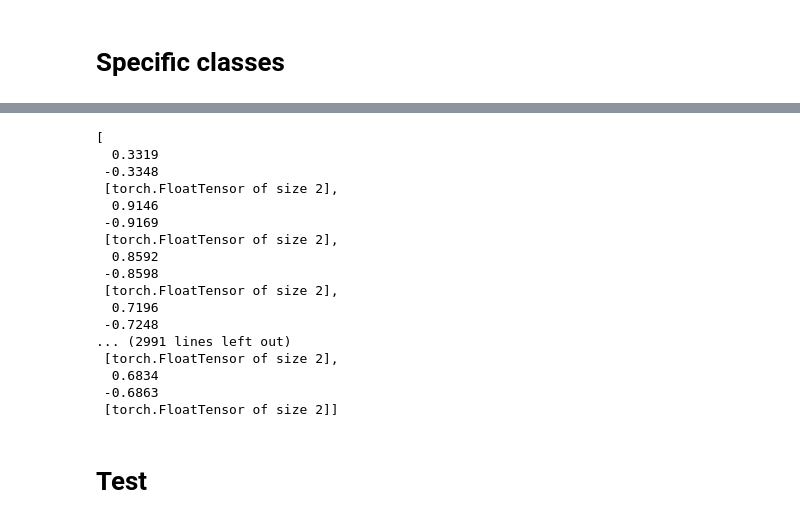
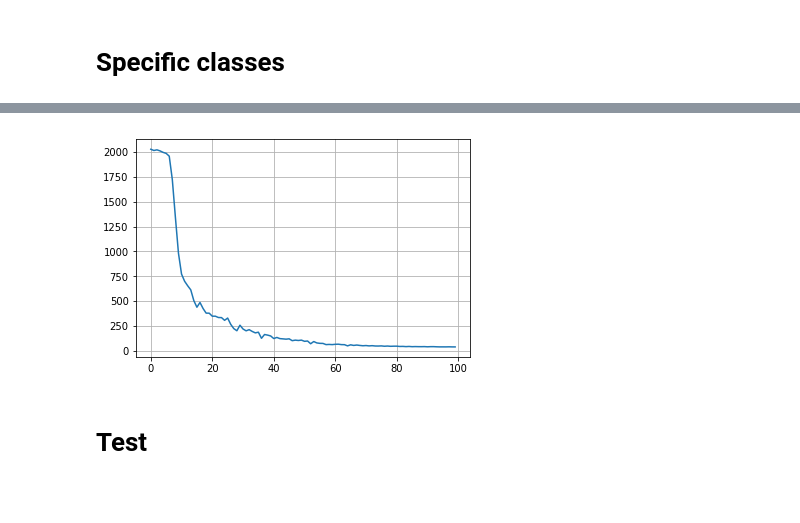
Before and after one commit to deatinor/DeepFramework, a Jupyter notebook: stefano/deepFramework_Leo.ipynb, the cells around one changed output, grey strips where cells are left out. Saved outputs shown, nothing was run; the diff lists cells and outputs as text; code cells hidden in the pictures; blank space fills up the shorter version.

```diff
--- a/stefano/deepFramework_Leo.ipynb
+++ b/stefano/deepFramework_Leo.ipynb
@@ -230,20 +248,6 @@ Epoch: 9. Error rate: 14.000000000000002 %
-# %%
-all_output
-# %% [output]
-[
-  0.3319
- -0.3348
- [torch.FloatTensor of size 2],
-  0.9146
- -0.9169
- [torch.FloatTensor of size 2],
-  0.8592
- -0.8598
- [torch.FloatTensor of size 2],
-  0.7196
- -0.7248
-... (2991 lines left out)
- [torch.FloatTensor of size 2],
-  0.6834
- -0.6863
- [torch.FloatTensor of size 2]]
+# %%
+plt.figure("Train Loss")
+plt.plot(train_loss)
+plt.grid()
+# %% [output]
+[figure, added]
```
Also changed, not shown: parts of 7 cells of this notebook, 1 other file.
